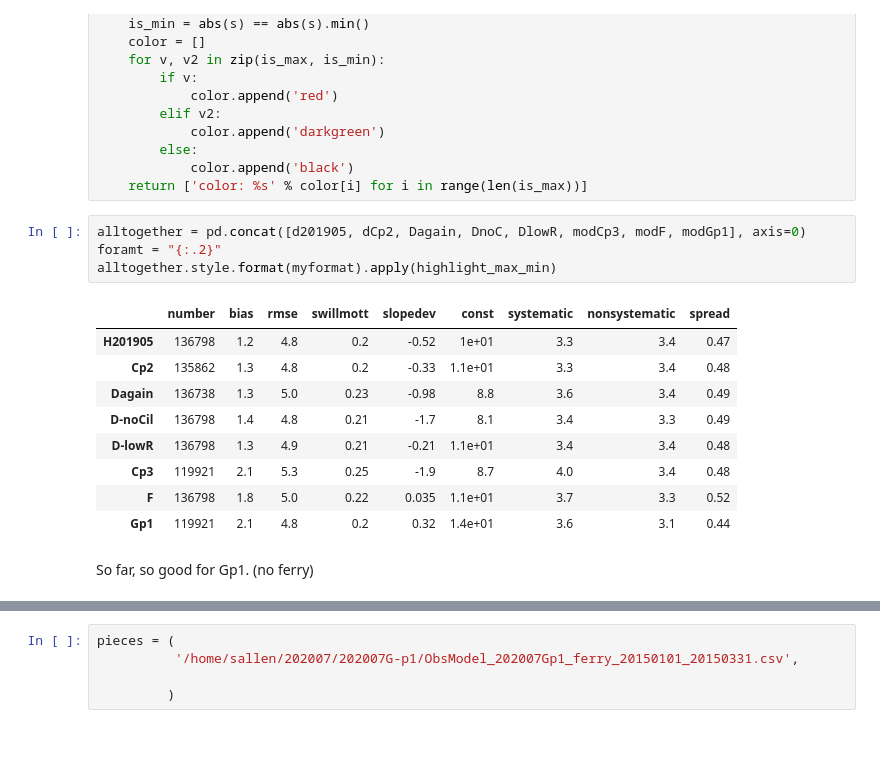
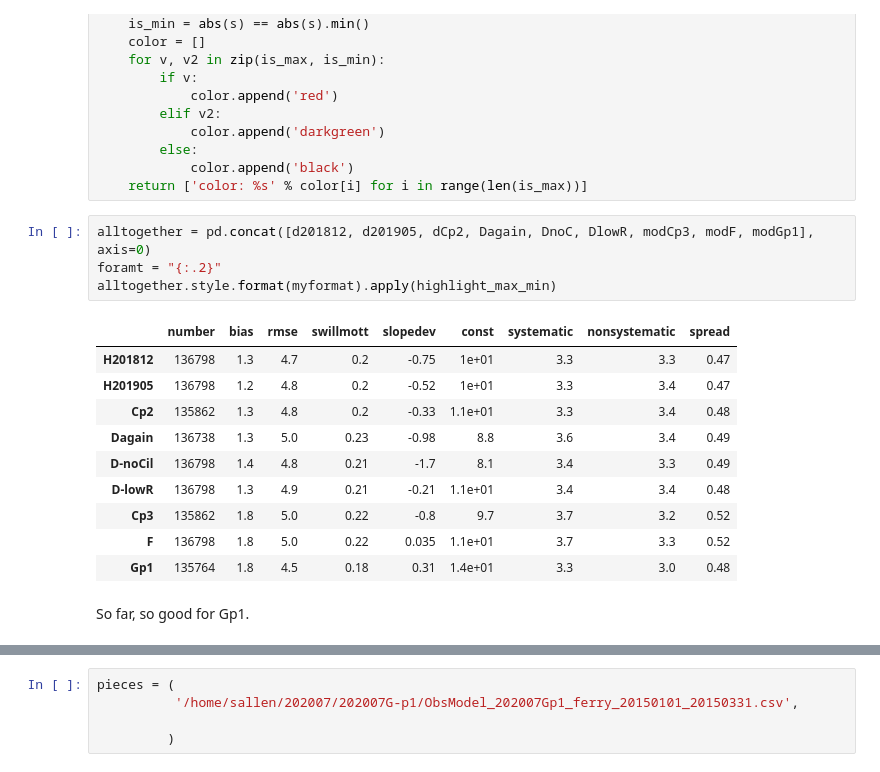
Before and after one commit to SalishSeaCast/analysis-susan, a Jupyter notebook: notebooks/PhysTuning/SurfaceSalinity-partyears.ipynb, the cells around one changed output, grey strips where cells are left out. Saved outputs shown, nothing was run; the diff lists cells and outputs as text; blank space fills up the shorter version.

```diff
--- a/notebooks/PhysTuning/SurfaceSalinity-partyears.ipynb
+++ b/notebooks/PhysTuning/SurfaceSalinity-partyears.ipynb
@@ -376,18 +376,19 @@ def highlight_max_min(s):
             color.append('black')
     return ['color: %s' % color[i] for i in range(len(is_max))]
 # %%
-alltogether = pd.concat([d201905, dCp2, Dagain, DnoC, DlowR, modCp3, modF, modGp1], axis=0)
+alltogether = pd.concat([d201812, d201905, dCp2, Dagain, DnoC, DlowR, modCp3, modF, modGp1], axis=0)
 foramt = "{:.2}"
 alltogether.style.format(myformat).apply(highlight_max_min)
 # %% [output]
 |  | number | bias | rmse | swillmott | slopedev | const | systematic | nonsystematic | spread |
+| H201812 | 136798 | 1.3 | 4.7 | 0.2 | -0.75 | 1e+01 | 3.3 | 3.3 | 0.47 |
 | H201905 | 136798 | 1.2 | 4.8 | 0.2 | -0.52 | 1e+01 | 3.3 | 3.4 | 0.47 |
 | Cp2 | 135862 | 1.3 | 4.8 | 0.2 | -0.33 | 1.1e+01 | 3.3 | 3.4 | 0.48 |
 | Dagain | 136738 | 1.3 | 5.0 | 0.23 | -0.98 | 8.8 | 3.6 | 3.4 | 0.49 |
 | D-noCil | 136798 | 1.4 | 4.8 | 0.21 | -1.7 | 8.1 | 3.4 | 3.3 | 0.49 |
 | D-lowR | 136798 | 1.3 | 4.9 | 0.21 | -0.21 | 1.1e+01 | 3.4 | 3.4 | 0.48 |
-| Cp3 | 119921 | 2.1 | 5.3 | 0.25 | -1.9 | 8.7 | 4.0 | 3.4 | 0.48 |
+| Cp3 | 135862 | 1.8 | 5.0 | 0.22 | -0.8 | 9.7 | 3.7 | 3.2 | 0.52 |
 | F | 136798 | 1.8 | 5.0 | 0.22 | 0.035 | 1.1e+01 | 3.7 | 3.3 | 0.52 |
-| Gp1 | 119921 | 2.1 | 4.8 | 0.2 | 0.32 | 1.4e+01 | 3.6 | 3.1 | 0.44 |
+| Gp1 | 135764 | 1.8 | 4.5 | 0.18 | 0.31 | 1.4e+01 | 3.3 | 3.0 | 0.48 |
 # %% [markdown]
-So far, so good for Gp1. (no ferry)
+So far, so good for Gp1.
```
Also changed, not shown: parts of 2 cells of this notebook.
